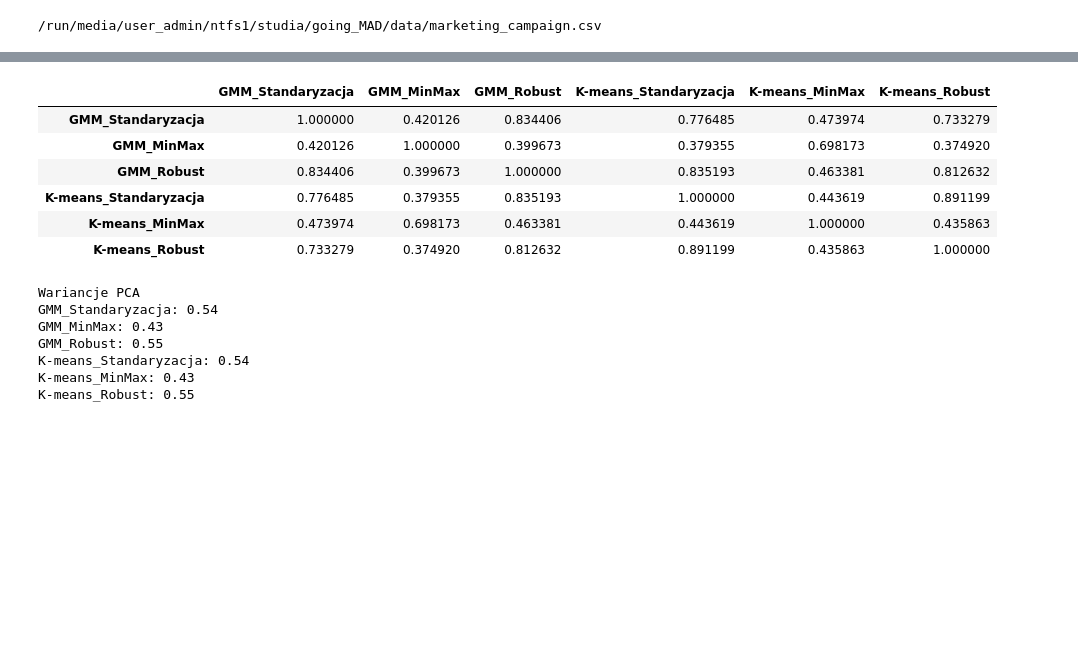
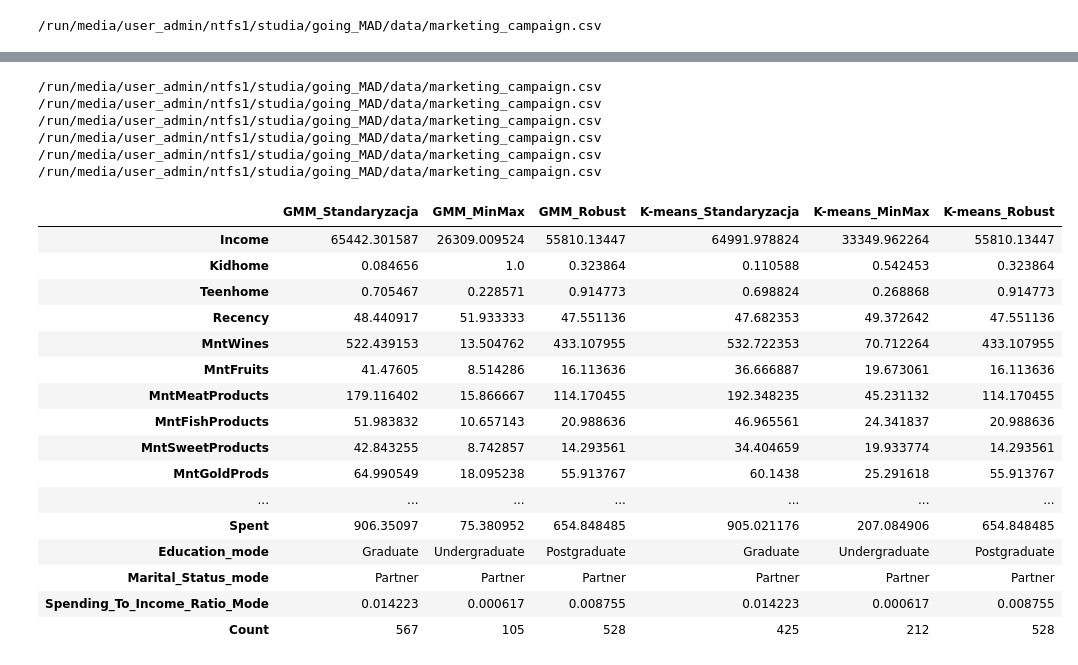
Before and after one commit to Noka993/customer-profile-analysis, a Jupyter notebook: notebooks/Comparison.ipynb, the cells around one changed output, grey strips where cells are left out. Cells and saved outputs as stored; diff of their text form; code cells hidden in the pictures; blank space fills up the shorter version.

```diff
--- a/notebooks/Comparison.ipynb
+++ b/notebooks/Comparison.ipynb
@@ -148,26 +226,65 @@ comparison_results.head(6)
 # %%
-comparison_results.head(6)
+for i in range(len(met1)):
+    for j in range(len(met2)):
+        # Wczytujemy nieustandaryzowane dane
+        original_data = read_preprocessed_data(std=False, le=False)
+
+        # Kopiujemy kolumnę "Cluster"
+        original_data["Cluster"] = results[met1[i]][met2[j]]["Cluster"]
+
+        # Obliczamy średnie dla danych numerycznych i grupujemy dane według klastrów
+        cluster_summary = original_data.groupby("Cluster").mean(numeric_only=True)
+
+        # Obliczamy mediany dla danych kategorycznych
+        object_cols = original_data.select_dtypes(include="object").columns
+        for col in object_cols:
+            mode_per_cluster = original_data.groupby("Cluster")[col].agg(lambda x: x.mode()[0])
+            cluster_summary[col + "_mode"] = mode_per_cluster
+
+
+        #Dla łatwiejszej analizy wydatków zliczamy procent przychodów jaki stanowią wydatki (pozwala identyfikować rozrzutnych klientów)
+        original_data["Spending_To_Income_Ratio"] = original_data["Spent"]/original_data["Income"]
+        cluster_summary["Spending_To_Income_Ratio_Mode"] = original_data.groupby("Cluster")["Spending_To_Income_Ratio"].agg(lambda x: x.mode()[0])
+
+        # Zliczamy ilość danych w klastrze
+        cluster_summary["Count"] = original_data["Cluster"].value_counts().sort_index()
+        # Podsumowanie klastrów
+        result_summaries[met1[i]][met2[j]]=cluster_summary.transpose()
 # %% [output]
-|  | GMM_Standaryzacja | GMM_MinMax | GMM_Robust | K-means_Standaryzacja | K-means_MinMax | K-means_Robust |
-| GMM_Standaryzacja | 1.000000 | 0.420126 | 0.834406 | 0.776485 | 0.473974 | 0.733279 |
-| GMM_MinMax | 0.420126 | 1.000000 | 0.399673 | 0.379355 | 0.698173 | 0.374920 |
-| GMM_Robust | 0.834406 | 0.399673 | 1.000000 | 0.835193 | 0.463381 | 0.812632 |
-| K-means_Standaryzacja | 0.776485 | 0.379355 | 0.835193 | 1.000000 | 0.443619 | 0.891199 |
-| K-means_MinMax | 0.473974 | 0.698173 | 0.463381 | 0.443619 | 1.000000 | 0.435863 |
-| K-means_Robust | 0.733279 | 0.374920 | 0.812632 | 0.891199 | 0.435863 | 1.000000 |
+/run/media/user_admin/ntfs1/studia/going_MAD/data/marketing_campaign.csv
+/run/media/user_admin/ntfs1/studia/going_MAD/data/marketing_campaign.csv
+/run/media/user_admin/ntfs1/studia/going_MAD/data/marketing_campaign.csv
+/run/media/user_admin/ntfs1/studia/going_MAD/data/marketing_campaign.csv
+/run/media/user_admin/ntfs1/studia/going_MAD/data/marketing_campaign.csv
+/run/media/user_admin/ntfs1/studia/going_MAD/data/marketing_campaign.csv
 # %%
 met1= ["GMM",'K-means']
 met2=["Standaryzacja","MinMax","Robust"]
 # %%
-print("Wariancje PCA")
-for val1 in met1:
-    for val2 in met2:
-        print( val1 + "_"+val2+": " +str(result_PCAS[val1][val2]))
+row_names = result_summaries["GMM"]["Standaryzacja"][0].index.tolist()
+result_summaries["GMM"]["Standaryzacja"][0].head()
+cl=[]
-# %% [output]
-Wariancje PCA
-GMM_Standaryzacja: 0.54
-GMM_MinMax: 0.43
-GMM_Robust: 0.55
-K-means_Standaryzacja: 0.54
-K-means_MinMax: 0.43
-K-means_Robust: 0.55
+# %%
+cl.append( pd.DataFrame(columns=cow, index=row_names))
+for i in range(len(met1)):
+    for j in range(len(met2)):
+         cl[0][met1[i]+"_"+met2[j]]= result_summaries[met1[i]][met2[j]][0]
+cl[0].head(28)
+# %% [output]
+|  | GMM_Standaryzacja | GMM_MinMax | GMM_Robust | K-means_Standaryzacja | K-means_MinMax | K-means_Robust |
+| Income | 65442.301587 | 26309.009524 | 55810.13447 | 64991.978824 | 33349.962264 | 55810.13447 |
+| Kidhome | 0.084656 | 1.0 | 0.323864 | 0.110588 | 0.542453 | 0.323864 |
+| Teenhome | 0.705467 | 0.228571 | 0.914773 | 0.698824 | 0.268868 | 0.914773 |
+| Recency | 48.440917 | 51.933333 | 47.551136 | 47.682353 | 49.372642 | 47.551136 |
+| MntWines | 522.439153 | 13.504762 | 433.107955 | 532.722353 | 70.712264 | 433.107955 |
+| MntFruits | 41.47605 | 8.514286 | 16.113636 | 36.666887 | 19.673061 | 16.113636 |
+| MntMeatProducts | 179.116402 | 15.866667 | 114.170455 | 192.348235 | 45.231132 | 114.170455 |
+| MntFishProducts | 51.983832 | 10.657143 | 20.988636 | 46.965561 | 24.341837 | 20.988636 |
+| MntSweetProducts | 42.843255 | 8.742857 | 14.293561 | 34.404659 | 19.933774 | 14.293561 |
+| MntGoldProds | 64.990549 | 18.095238 | 55.913767 | 60.1438 | 25.291618 | 55.913767 |
+| ... | ... | ... | ... | ... | ... | ... |
+| Spent | 906.35097 | 75.380952 | 654.848485 | 905.021176 | 207.084906 | 654.848485 |
+| Education_mode | Graduate | Undergraduate | Postgraduate | Graduate | Undergraduate | Postgraduate |
+| Marital_Status_mode | Partner | Partner | Partner | Partner | Partner | Partner |
+| Spending_To_Income_Ratio_Mode | 0.014223 | 0.000617 | 0.008755 | 0.014223 | 0.000617 | 0.008755 |
+| Count | 567 | 105 | 528 | 425 | 212 | 528 |
```
Also changed, not shown: parts of 9 cells of this notebook, 1 other file.
